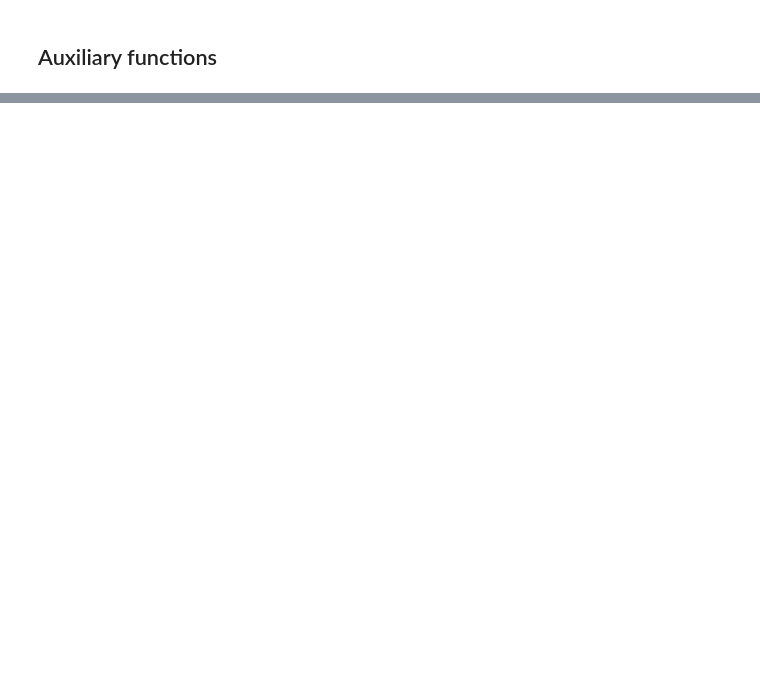
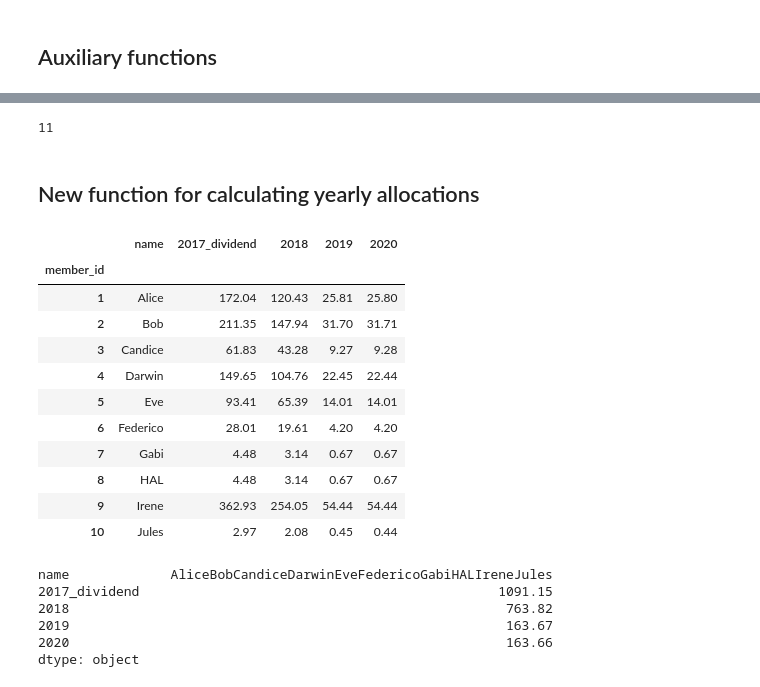
Before and after one commit to NathanielBlairStahn/sscofi, a Jupyter notebook: sscofi_allocations.ipynb, the cells around one changed output, grey strips where cells are left out. Saved outputs shown, nothing was run; the diff lists cells and outputs as text; code cells hidden in the pictures; blank space fills up the shorter version.

```diff
--- a/sscofi_allocations.ipynb
+++ b/sscofi_allocations.ipynb
@@ -186,0 +176,6 @@ dividend_df
+# %%
+profit = 2182.33
+#Different profit values used to test rounding behavior: 2182.33, 0.04, 0.23, 1.17, 1729.45, 100934.27, 10.75, 3.27
+#Note: 0.01, 0.02, 0.03 all result in 0.00 individual profit, leading to a divide by zero error for the collective proportion.
+dividend_df = compute_dividends(patronage_df, profit)
+dividend_df
@@ -190,0 +410,6 @@ estimate_indiv_collective_profit(profit, 0.5)
+# %%
+len(d)
+# %% [output]
+11
+# %% [markdown]
+## New function for calculating yearly allocations
@@ -190,0 +476,25 @@ estimate_indiv_collective_profit(profit, 0.5)
+# %%
+allocation_df = compute_allocations(dividend_df, 2017, first_year_proportion=0.7, n_years=3)
+allocation_df
+# %% [output]
+|  | name | 2017_dividend | 2018 | 2019 | 2020 |
+| member_id |  |  |  |  |  |
+| 1 | Alice | 172.04 | 120.43 | 25.81 | 25.80 |
+| 2 | Bob | 211.35 | 147.94 | 31.70 | 31.71 |
+| 3 | Candice | 61.83 | 43.28 | 9.27 | 9.28 |
+| 4 | Darwin | 149.65 | 104.76 | 22.45 | 22.44 |
+| 5 | Eve | 93.41 | 65.39 | 14.01 | 14.01 |
+| 6 | Federico | 28.01 | 19.61 | 4.20 | 4.20 |
+| 7 | Gabi | 4.48 | 3.14 | 0.67 | 0.67 |
+| 8 | HAL | 4.48 | 3.14 | 0.67 | 0.67 |
+| 9 | Irene | 362.93 | 254.05 | 54.44 | 54.44 |
+| 10 | Jules | 2.97 | 2.08 | 0.45 | 0.44 |
+# %%
+allocation_df.sum()
+# %% [output]
+name             AliceBobCandiceDarwinEveFedericoGabiHALIreneJules
+2017_dividend                                              1091.15
+2018                                                        763.82
+2019                                                        163.67
+2020                                                        163.66
+dtype: object
```
Also changed, not shown: parts of 32 cells of this notebook.
